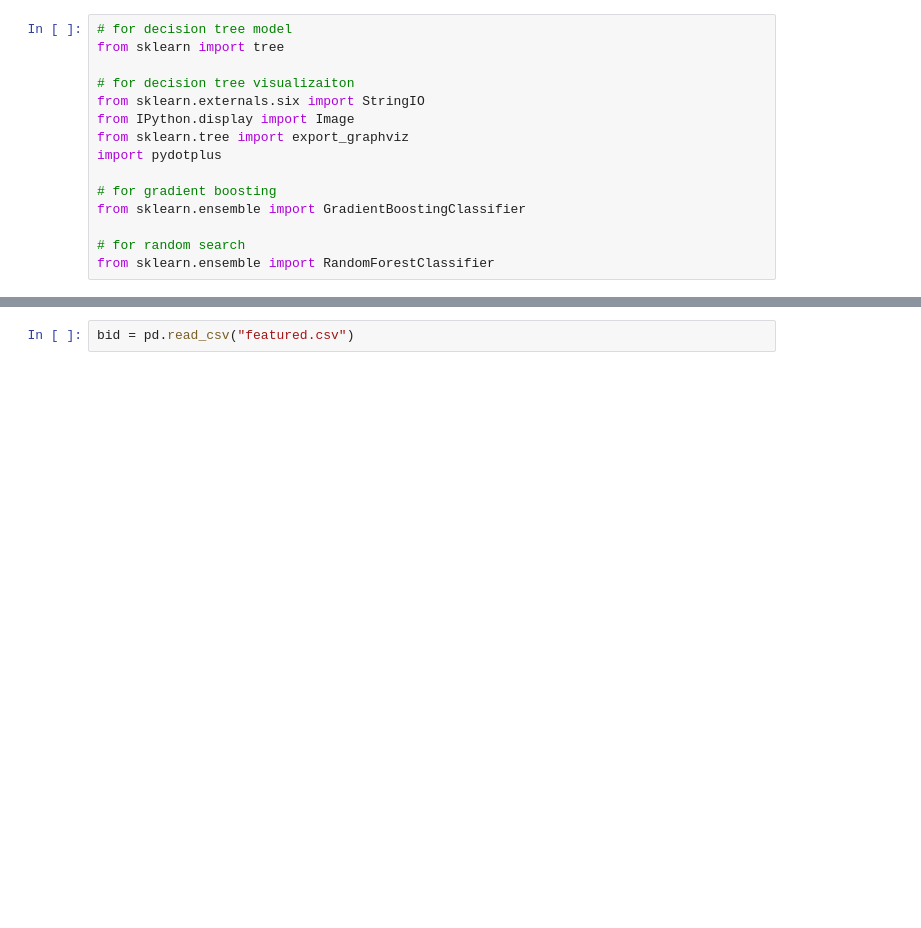
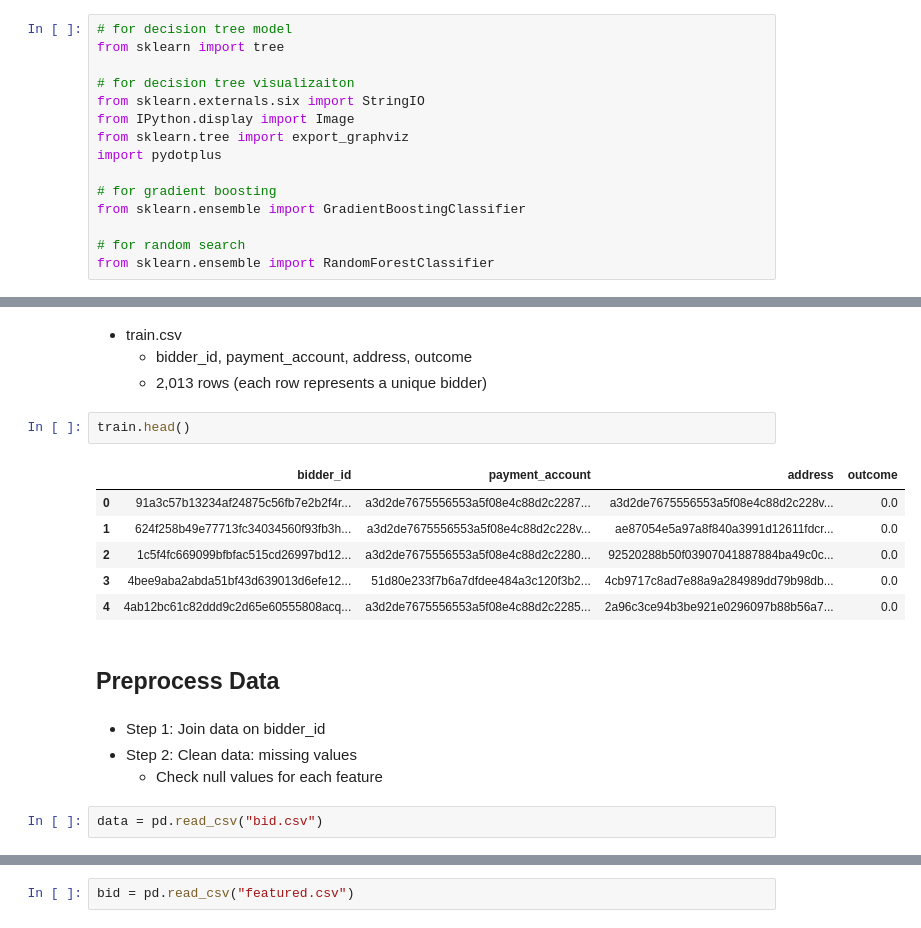
Before and after one commit to crystalxs/Human-or-Robot, a Jupyter notebook: final_project_model_present.ipynb, the cells around one changed output, grey strips where cells are left out. Cells and saved outputs as stored; diff of their text form; blank space fills up the shorter version.

```diff
--- a/final_project_model_present.ipynb
+++ b/final_project_model_present.ipynb
@@ -60,0 +97,21 @@ from sklearn.ensemble import RandomForestClassifier
+# %% [markdown]
+* train.csv
+    * bidder_id, payment_account, address,  outcome
+    * 2,013 rows (each row represents a unique bidder)
+# %%
+train.head()
+# %% [output]
+|  | bidder_id | payment_account | address | outcome |
+| 0 | 91a3c57b13234af24875c56fb7e2b2f4r... | a3d2de7675556553a5f08e4c88d2c2287... | a3d2de7675556553a5f08e4c88d2c228v... | 0.0 |
+| 1 | 624f258b49e77713fc34034560f93fb3h... | a3d2de7675556553a5f08e4c88d2c228v... | ae87054e5a97a8f840a3991d12611fdcr... | 0.0 |
+| 2 | 1c5f4fc669099bfbfac515cd26997bd12... | a3d2de7675556553a5f08e4c88d2c2280... | 92520288b50f03907041887884ba49c0c... | 0.0 |
+| 3 | 4bee9aba2abda51bf43d639013d6efe12... | 51d80e233f7b6a7dfdee484a3c120f3b2... | 4cb9717c8ad7e88a9a284989dd79b98db... | 0.0 |
+| 4 | 4ab12bc61c82ddd9c2d65e60555808acq... | a3d2de7675556553a5f08e4c88d2c2285... | 2a96c3ce94b3be921e0296097b88b56a7... | 0.0 |
+# %% [markdown]
+## Preprocess Data
+# %% [markdown]
+* Step 1: Join data on bidder_id
+* Step 2: Clean data: missing values
+    * Check null values for each feature
+# %%
+data = pd.read_csv("bid.csv")
```
Also changed, not shown: parts of 48 cells of this notebook, 1 other file.
